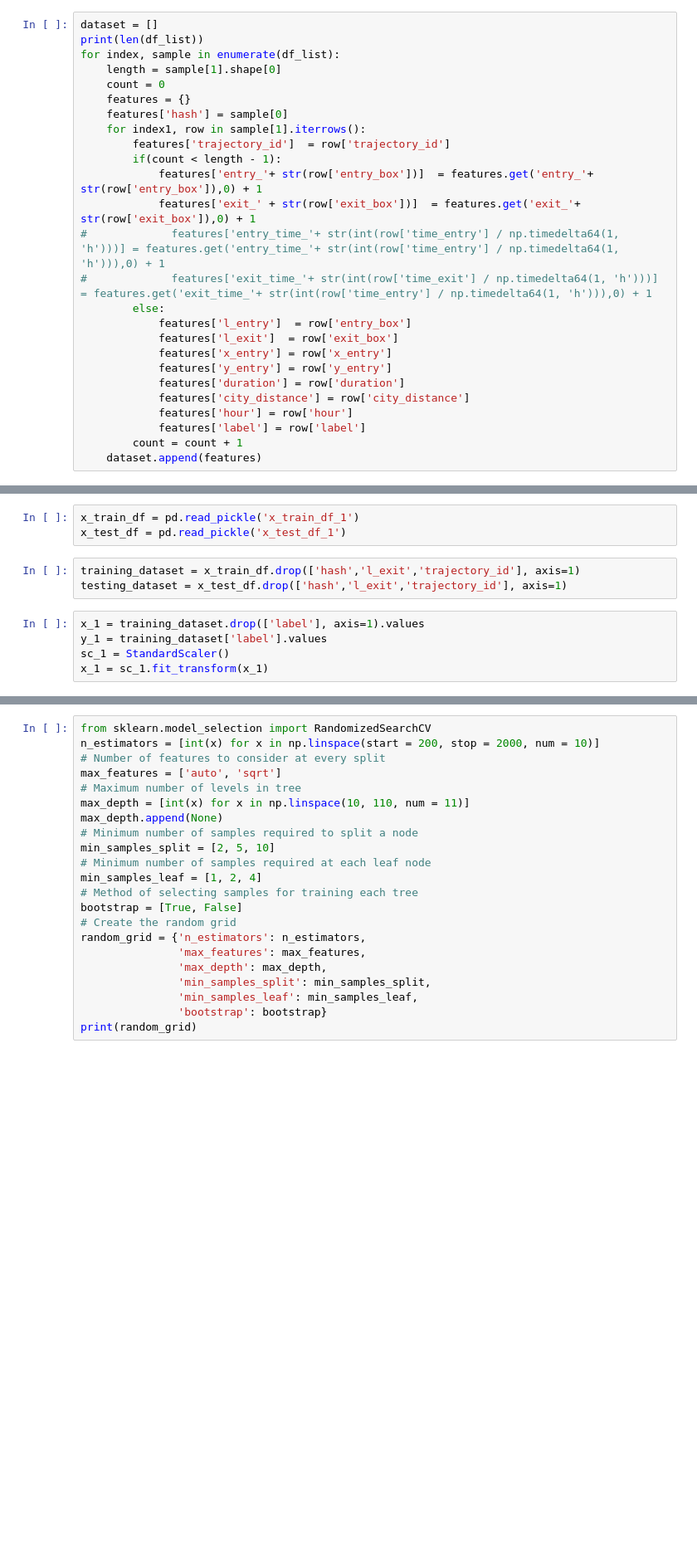
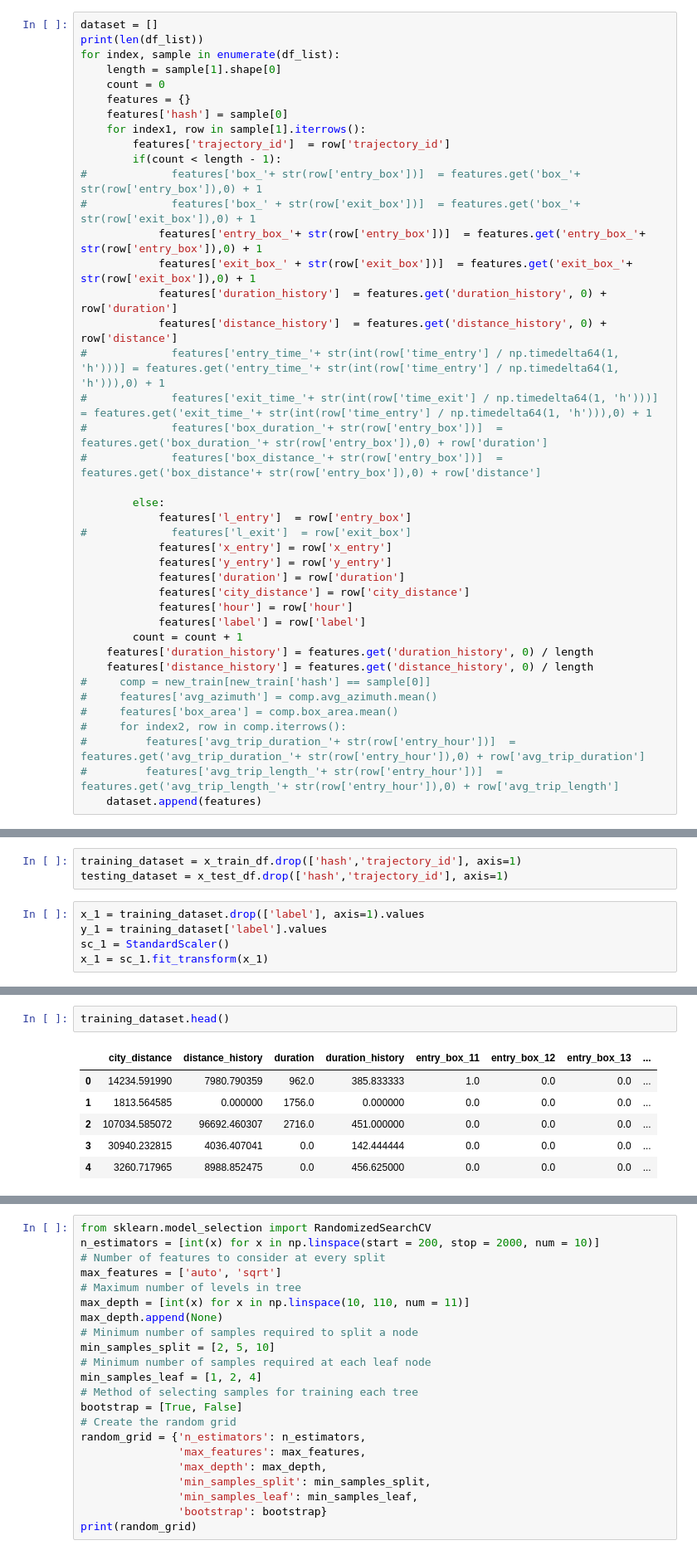
Before and after one commit to kaadnan/EY2019, a Jupyter notebook: ML.ipynb, the cells around one changed output, grey strips where cells are left out. Shown: that part at 83% size. Cells and saved outputs as stored; diff of their text form; blank space fills up the shorter version.

```diff
--- a/ML.ipynb
+++ b/ML.ipynb
@@ -136,13 +146,20 @@ for index, sample in enumerate(df_list):
     for index1, row in sample[1].iterrows():
         features['trajectory_id']  = row['trajectory_id']
         if(count < length - 1):
-            features['entry_'+ str(row['entry_box'])]  = features.get('entry_'+ str(row['entry_box']),0) + 1
-            features['exit_' + str(row['exit_box'])]  = features.get('exit_'+ str(row['exit_box']),0) + 1
+#             features['box_'+ str(row['entry_box'])]  = features.get('box_'+ str(row['entry_box']),0) + 1
+#             features['box_' + str(row['exit_box'])]  = features.get('box_'+ str(row['exit_box']),0) + 1
+            features['entry_box_'+ str(row['entry_box'])]  = features.get('entry_box_'+ str(row['entry_box']),0) + 1
+            features['exit_box_' + str(row['exit_box'])]  = features.get('exit_box_'+ str(row['exit_box']),0) + 1
+            features['duration_history']  = features.get('duration_history', 0) + row['duration']
+            features['distance_history']  = features.get('distance_history', 0) + row['distance']
 #             features['entry_time_'+ str(int(row['time_entry'] / np.timedelta64(1, 'h')))] = features.get('entry_time_'+ str(int(row['time_entry'] / np.timedelta64(1, 'h'))),0) + 1
 #             features['exit_time_'+ str(int(row['time_exit'] / np.timedelta64(1, 'h')))] = features.get('exit_time_'+ str(int(row['time_entry'] / np.timedelta64(1, 'h'))),0) + 1
+#             features['box_duration_'+ str(row['entry_box'])]  = features.get('box_duration_'+ str(row['entry_box']),0) + row['duration']
+#             features['box_distance_'+ str(row['entry_box'])]  = features.get('box_distance'+ str(row['entry_box']),0) + row['distance']
+
         else:
             features['l_entry']  = row['entry_box']
-            features['l_exit']  = row['exit_box']
+#             features['l_exit']  = row['exit_box']
             features['x_entry'] = row['x_entry']
             features['y_entry'] = row['y_entry']
             features['duration'] = row['duration']
@@ -150,6 +167,14 @@ for index, sample in enumerate(df_list):
             features['hour'] = row['hour']
             features['label'] = row['label']
         count = count + 1
+    features['duration_history'] = features.get('duration_history', 0) / length
+    features['distance_history'] = features.get('distance_history', 0) / length
+#     comp = new_train[new_train['hash'] == sample[0]]
+#     features['avg_azimuth'] = comp.avg_azimuth.mean()
+#     features['box_area'] = comp.box_area.mean()
+#     for index2, row in comp.iterrows():
+#         features['avg_trip_duration_'+ str(row['entry_hour'])]  = features.get('avg_trip_duration_'+ str(row['entry_hour']),0) + row['avg_trip_duration']
+#         features['avg_trip_length_'+ str(row['entry_hour'])]  = features.get('avg_trip_length_'+ str(row['entry_hour']),0) + row['avg_trip_length']
     dataset.append(features)
 # %% [output]
 134063
@@ -193,12 +239,9 @@ print(x_train_df.shape, x_test_df.shape)
 # %%
 x_train_df.to_pickle('x_train_df')
 x_test_df.to_pickle('x_test_df')
-# %%
-x_train_df = pd.read_pickle('x_train_df_1')
-x_test_df = pd.read_pickle('x_test_df_1')
 # %%
-training_dataset = x_train_df.drop(['hash','l_exit','trajectory_id'], axis=1)
-testing_dataset = x_test_df.drop(['hash','l_exit','trajectory_id'], axis=1)
+training_dataset = x_train_df.drop(['hash','trajectory_id'], axis=1)
+testing_dataset = x_test_df.drop(['hash','trajectory_id'], axis=1)
 # %%
 x_1 = training_dataset.drop(['label'], axis=1).values
 y_1 = training_dataset['label'].values
@@ -239,0 +307,9 @@ RandomForestClassifier(bootstrap=True, class_weight=None, criterion='gini',
+# %%
+training_dataset.head()
+# %% [output]
+|  | city_distance | distance_history | duration | duration_history | entry_box_11 | entry_box_12 | entry_box_13 | ... |
+| 0 | 14234.591990 | 7980.790359 | 962.0 | 385.833333 | 1.0 | 0.0 | 0.0 | ... |
+| 1 | 1813.564585 | 0.000000 | 1756.0 | 0.000000 | 0.0 | 0.0 | 0.0 | ... |
+| 2 | 107034.585072 | 96692.460307 | 2716.0 | 451.000000 | 0.0 | 0.0 | 0.0 | ... |
+| 3 | 30940.232815 | 4036.407041 | 0.0 | 142.444444 | 0.0 | 0.0 | 0.0 | ... |
+| 4 | 3260.717965 | 8988.852475 | 0.0 | 456.625000 | 0.0 | 0.0 | 0.0 | ... |
```
Also changed, not shown: parts of 39 cells of this notebook.
